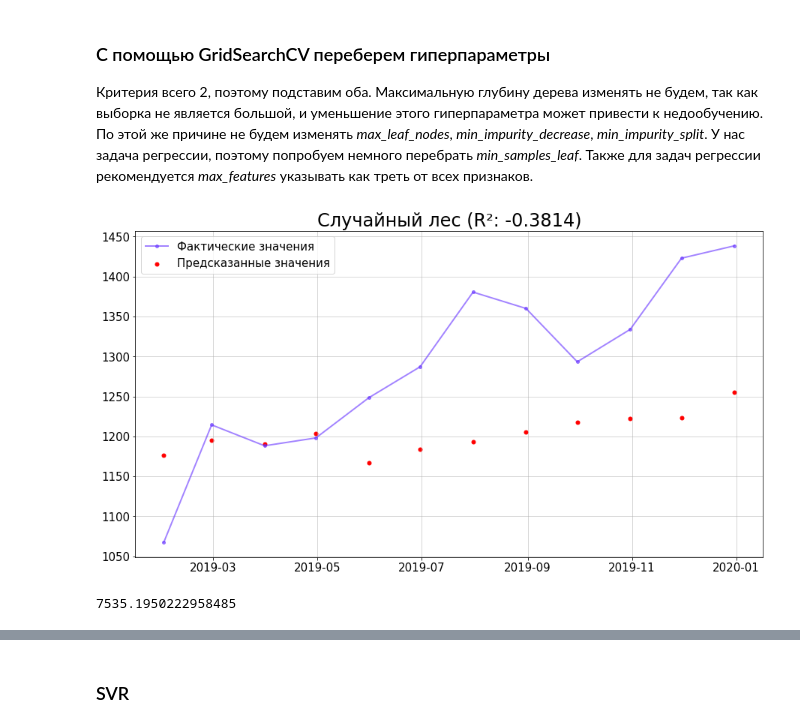
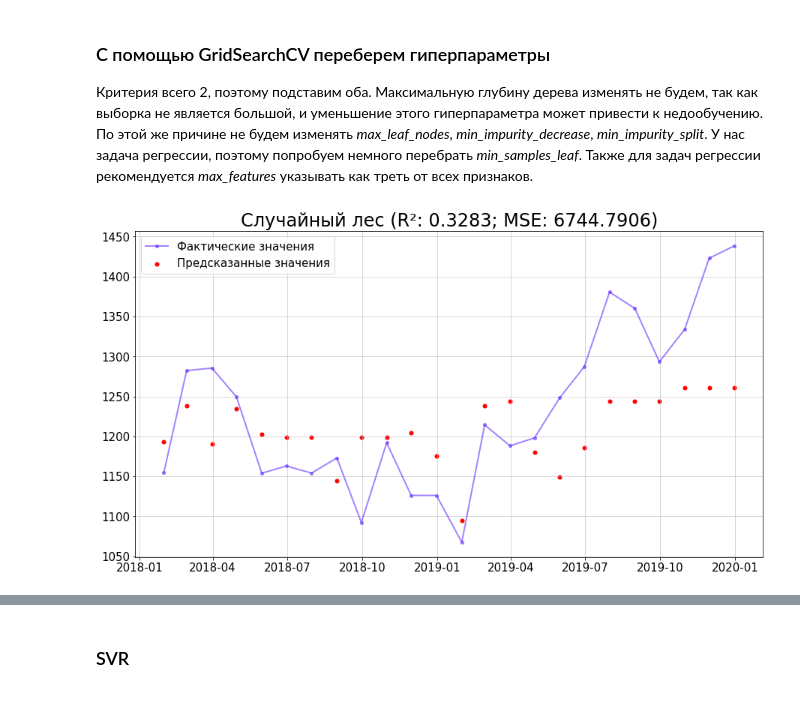
Before and after one commit to xtess16/RTSI, a Jupyter notebook: RTS_machine_learning.ipynb, the cells around one changed output, grey strips where cells are left out. Cells and saved outputs as stored; diff of their text form; code cells hidden in the pictures.

```diff
--- a/RTS_machine_learning.ipynb
+++ b/RTS_machine_learning.ipynb
@@ -274,30 +286,42 @@ plt.show()
 Критерия всего 2, поэтому подставим оба. Максимальную глубину дерева изменять не будем, так как выборка не является большой, и уменьшение этого гиперпараметра может привести к недообучению. По этой же причине не будем изменять *max_leaf_nodes*, *min_impurity_decrease*, *min_impurity_split*. У нас задача регрессии, поэтому попробуем немного перебрать *min_samples_leaf*. Также для задач регрессии рекомендуется *max_features* указывать как треть от всех признаков.
 # %%
 rforest_grid_params = {
-#     'max_depth': np.arange(7, 14),
-#     'min_samples_leaf': np.arange(1, 10, 2),
-#     'max_features': np.array(['auto', 'sqrt', .5, .75]),
-#     'n_estimators': np.arange(40, 151, 10)
+    'max_depth': (3, 5, 7, 9),
+    'min_samples_leaf': (1, 5),
+    'max_features': ('sqrt',),
+    'n_estimators': np.arange(15, 40, 2),
+    'max_samples': np.arange(.1, 1, .2)
 }
-rforest_model = GridSearchCV(
-    RandomForestRegressor(n_jobs=-1, random_state=random_state),
-    rforest_grid_params, n_jobs=-1
-)
-rforest_fitted_model = rforest_model.fit(Xtrn, Ytrn)
-rforest_predicted = rforest_fitted_model.predict(Xtest)
-rforest_r2 = r2_score(Ytest, rforest_predicted)
+count = reduce(lambda x, y: x*y, map(len, rforest_grid_params.values()))
 
-plt.plot(Ytest.sort_index(), marker='o', markersize=4, linewidth=2, color='#63f9', label='Фактические значения')
-plt.scatter(
-    Ytest.index, rforest_predicted,
-    color='red', label='Предсказанные значения', s=25
-)
-plt.title(f'Случайный лес (R{chr(178)}: {rforest_r2:.4f})')
-plt.legend()
-plt.show()
+forests = []
+for args in tqdm(product(*rforest_grid_params.values()), total=count):
+    params = dict(zip(rforest_grid_params.keys(), args))
+    rforest_model = RandomForestRegressor(n_jobs=-1, random_state=random_state, **params)
+    rforest_fitted_model = rforest_model.fit(Xtrn, Ytrn)
+    rforest_predicted = rforest_fitted_model.predict(Xtest)
+    rforest_r2 = r2_score(Ytest, rforest_predicted)
+    rforest_mse = mse(Ytest, rforest_predicted)
+    forests.append((rforest_fitted_model, rforest_predicted, rforest_r2, rforest_mse))
+
+# plt.plot(Ytest.sort_index(), marker='o', markersize=4, linewidth=2, color='#63f9', label='Фактические значения')
+# plt.scatter(
+#     Ytest.index, rforest_predicted,
+#     color='red', label='Предсказанные значения', s=25
+# )
+# plt.title(f'Случайный лес (R{chr(178)}: {rforest_r2:.4f})')
+# plt.legend()
+# plt.show()
-# %% [output]
-[figure, removed]
-# %%
-sum((Ytest - (rforest_predicted))**2)/Ytest.shape[0]
-# %% [output]
-7535.1950222958485
+# %%
+min_forest = min(forests, key=lambda x: x[-1])
+
+plt.plot(Ytest.sort_index(), marker='o', markersize=4, linewidth=2, color='#63f9', label='Фактические значения')
+plt.scatter(
+    Ytest.index, min_forest[1],
+    color='red', label='Предсказанные значения', s=25
+)
+plt.title(f'Случайный лес (R{chr(178)}: {min_forest[2]:.4f}; MSE: {min_forest[-1]:.4f})')
+plt.legend()
+plt.show()
+# %% [output]
+[figure, added]
```
Also changed, not shown: parts of 11 cells of this notebook, 2 other files.
